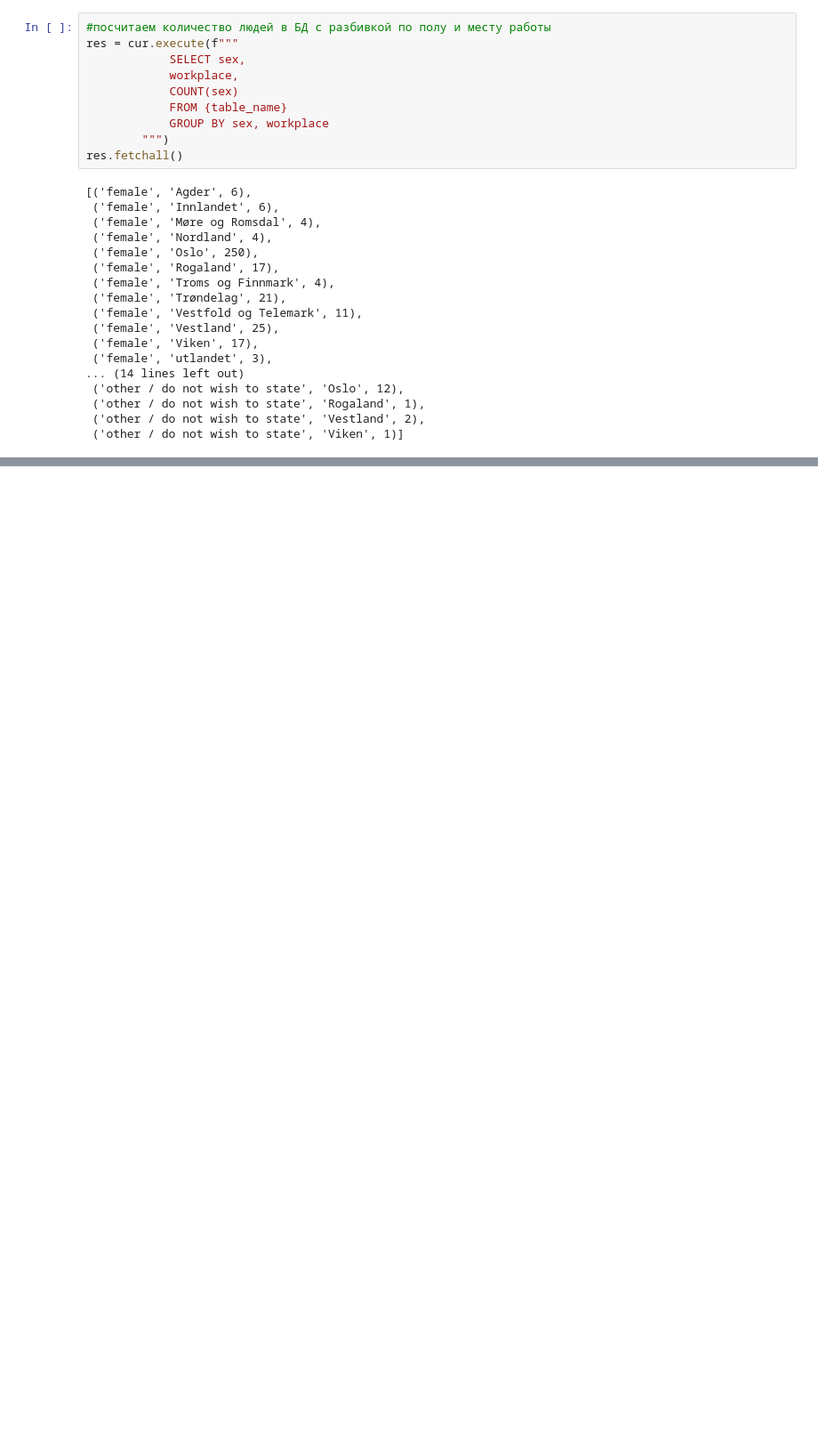
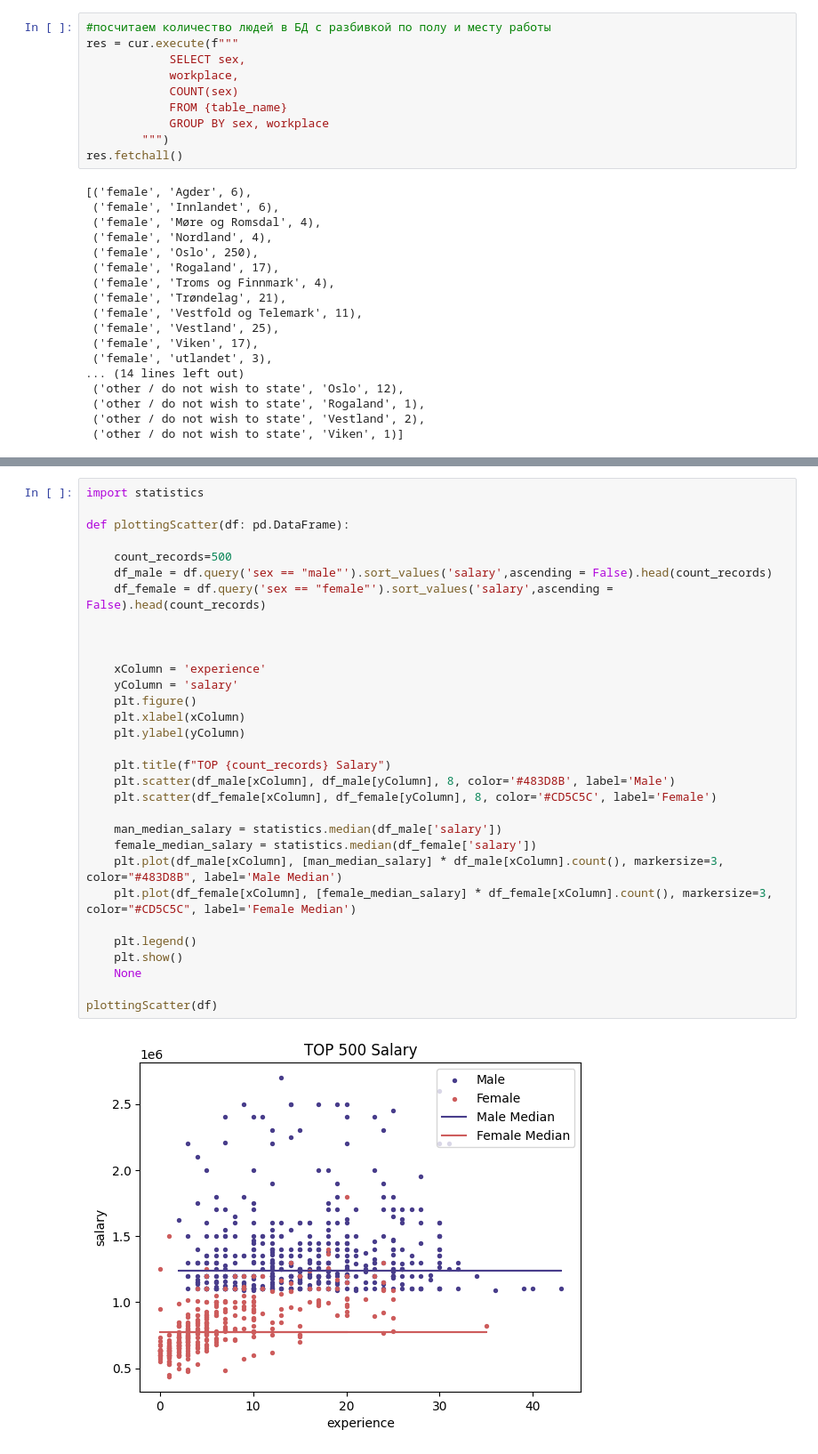
Before and after one commit to TatsianaMi/DataScience_HW, a Jupyter notebook: hw-03/hw-03.ipynb, the cells around one changed output, grey strips where cells are left out. Shown at 89% size. Drawn from its saved outputs; the diff is of its cells as text; blank space fills up the shorter version.

```diff
--- a/hw-03/hw-03.ipynb
+++ b/hw-03/hw-03.ipynb
@@ -157 +229,34 @@ res.fetchall()
+# %%
+import statistics
+
+def plottingScatter(df: pd.DataFrame):
+
+    count_records=500
+    df_male = df.query('sex == "male"').sort_values('salary',ascending = False).head(count_records)
+    df_female = df.query('sex == "female"').sort_values('salary',ascending = False).head(count_records)
+
+
+
+    xColumn = 'experience'
+    yColumn = 'salary'
+    plt.figure()
+    plt.xlabel(xColumn)
+    plt.ylabel(yColumn)
+
+    plt.title(f"TOP {count_records} Salary")
+    plt.scatter(df_male[xColumn], df_male[yColumn], 8, color='#483D8B', label='Male')
+    plt.scatter(df_female[xColumn], df_female[yColumn], 8, color='#CD5C5C', label='Female')
+
+    man_median_salary = statistics.median(df_male['salary'])
+    female_median_salary = statistics.median(df_female['salary'])
+    plt.plot(df_male[xColumn], [man_median_salary] * df_male[xColumn].count(), markersize=3, color="#483D8B", label='Male Median')
+    plt.plot(df_female[xColumn], [female_median_salary] * df_female[xColumn].count(), markersize=3, color="#CD5C5C", label='Female Median')
+
+    plt.legend()
+    plt.show()
+    None
+
+plottingScatter(df)
+# %% [output]
+[figure, added]
 # %%
```
Also changed, not shown: parts of 13 cells of this notebook, 11 other files.
